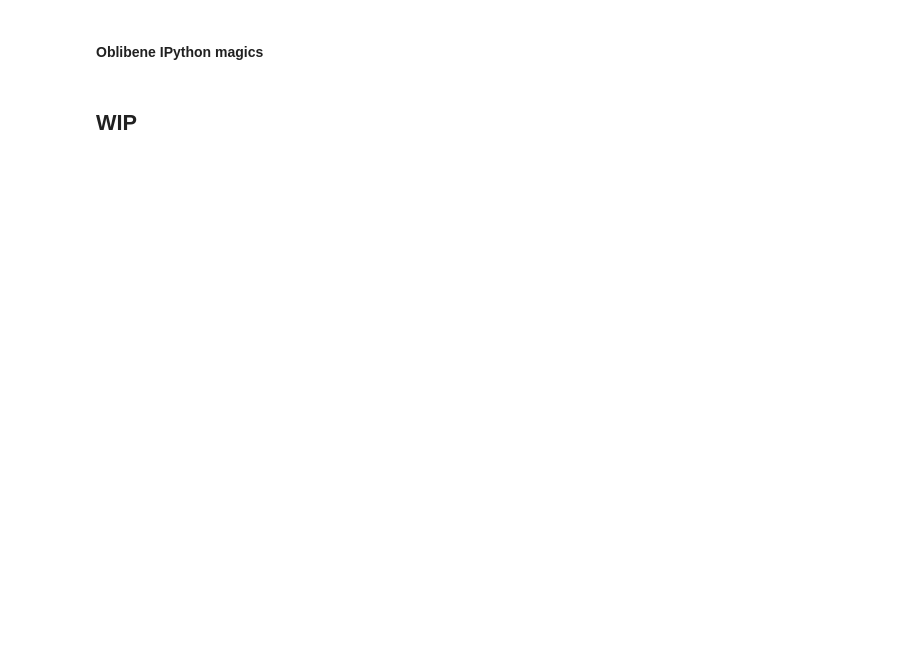
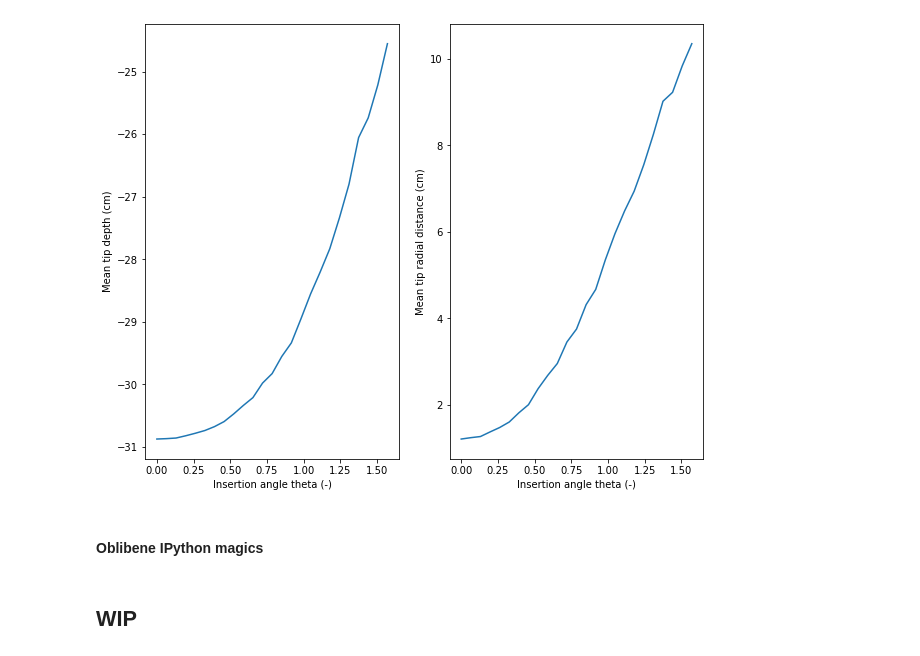
Before and after one commit to shtepan/CPlantBox, a Jupyter notebook: tutorial/examples/python/tutorial-example-python-jupy.ipynb, the cells around one changed output. Saved outputs shown, nothing was run; the diff lists cells and outputs as text; code cells hidden in the pictures; blank space fills up the shorter version.

```diff
--- a/tutorial/examples/python/tutorial-example-python-jupy.ipynb
+++ b/tutorial/examples/python/tutorial-example-python-jupy.ipynb
@@ -26,0 +94,88 @@ vp.plot_roots(rs, "creationTime")
+# %%
+# %load example2f_sensitivity.py
+"""sensitivity analysis: impact of insertion angle on root tip distribution"""
+import sys
+sys.path.append("../../..")
+import plantbox as pb
+
+import math
+from multiprocessing import Pool
+import numpy as np
+import matplotlib.pyplot as plt
+
+
+# sets all standard deviation to a percantage, i.e. value*s
+def set_all_sd(rs, s):
+    for p in rs.getRootRandomParameter():
+        p.lmaxs = p.lmaxs * s
+        p.lbs = p.lb * s
+        p.las = p.la * s
+        p.lns = p.ln * s
+        p.rs = p.r * s
+        p.a_s = p.a * s
+
+
+# Parameters
+path = "../../../modelparameter/rootsystem/"
+name = "Zea_mays_1_Leitner_2010"
+simtime = 25
+N = 25  # resolution of paramter
+runs = 25  # iterations
+theta0_ = np.linspace(0, math.pi / 2, N)
+
+
+# One simulation
+def simulate(i):
+    rs = pb.RootSystem()
+    rs.readParameters(path + name + ".xml")
+    set_all_sd(rs, 0.)  # set all sd to zero
+    p1 = rs.getRootRandomParameter(1)  # tap and basal root type
+    # 1. vary parameter
+    p1.theta = theta0_[i]
+    # 2. simulate
+    rs.initializeLB(1, 1, False)
+    rs.simulate(simtime, False)
+    # 3. calculate target
+    depth = 0.  # mean depth
+    rad_dist = 0.  # mean raidal distance
+    roots = rs.getPolylines()
+    for r in roots:
+        depth += r[-1].z
+        rad_dist += math.hypot(r[-1].x, r[-1].y)
+    depth /= len(roots)
+    rad_dist /= len(roots)
+    return depth, rad_dist
+
+
+depth_ = np.zeros(N)
+rad_dist_ = np.zeros(N)
+
+for r in range(0, runs):
+
+    print("run", r + 1)
+
+    # Parallel execution
+    param = []  # param is a list of tuples
+    for i in range(0, N):
+        param.append((i,))
+    pool = Pool()
+    output = pool.starmap(simulate, param)
+    pool.close()
+
+    # Copy results
+    for i, o in enumerate(output):
+        depth_[i] += (o[0] / runs)
+        rad_dist_[i] += (o[1] / runs)
+
+# Figure
+fig, axes = plt.subplots(nrows = 1, ncols = 2, figsize = (10, 8))
+axes[0].set_xlabel('Insertion angle theta (-)')
+axes[1].set_xlabel('Insertion angle theta (-)')
+axes[0].set_ylabel('Mean tip depth (cm)')
+axes[1].set_ylabel('Mean tip radial distance (cm)')
+axes[0].plot(theta0_, depth_)
+axes[1].plot(theta0_, rad_dist_)
+fig.subplots_adjust()
+plt.savefig("results/example_2f.png")
+plt.show()
+# %% [output]
@@ -27,3 +199,4 @@ vp.plot_roots(rs, "creationTime")
+[figure, added]
 # %% [markdown]
 #### Oblibene IPython magics
 # %%
```
Also changed, not shown: parts of 11 cells of this notebook, 10 other files.
